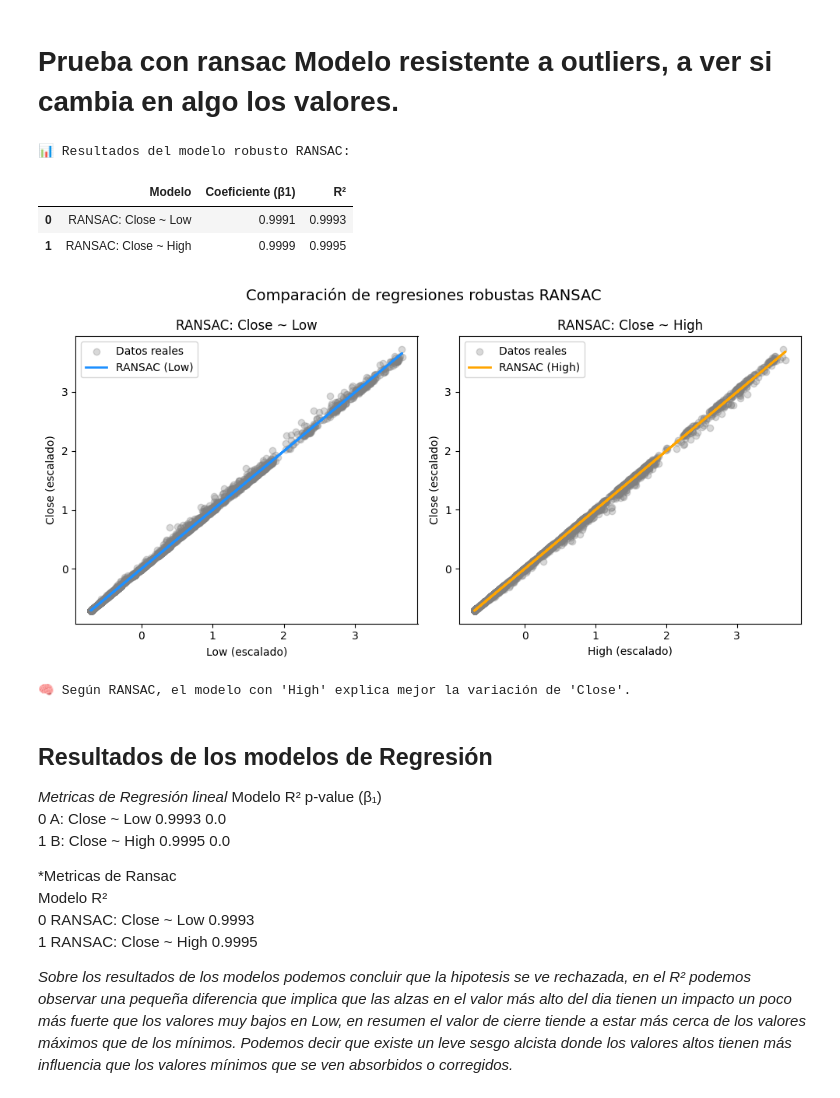
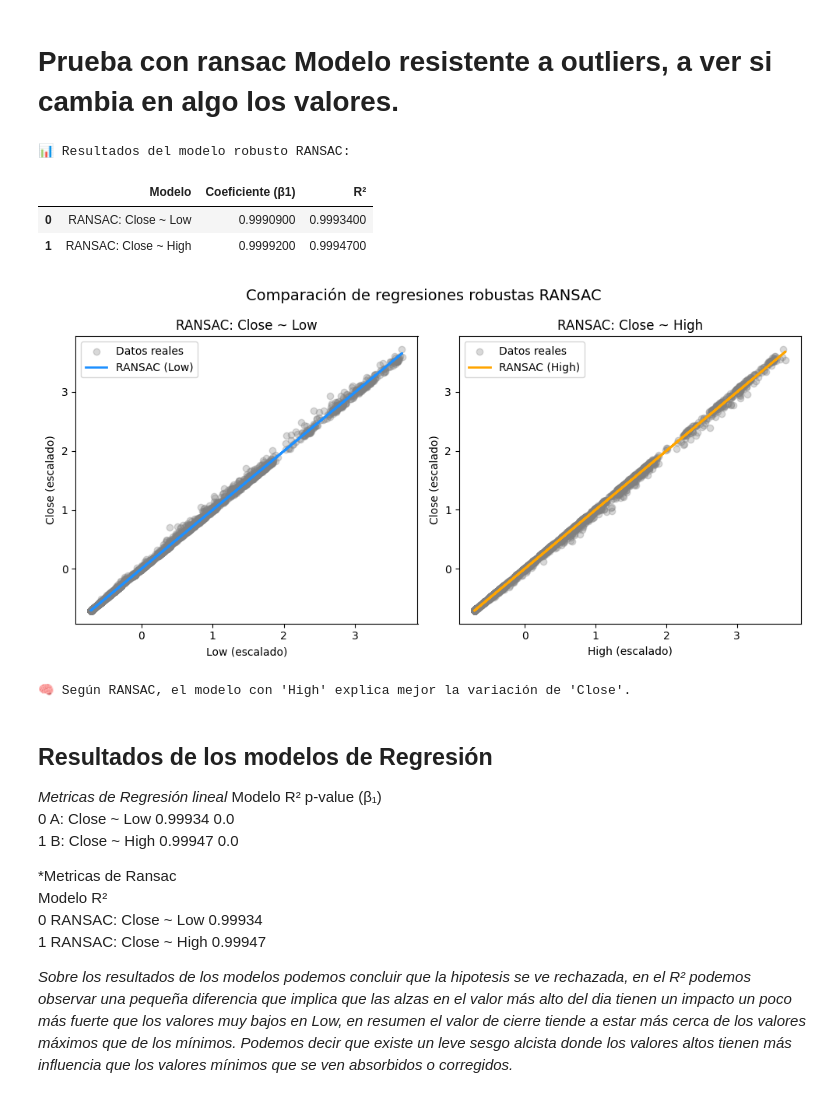
Before and after one commit to AlexandreKc/SUMATIVA2_IDN, a Jupyter notebook: notebook/BI_T2_SebastianCarrera.ipynb, the cells around one changed output. Saved outputs shown, nothing was run; the diff lists cells and outputs as text; code cells hidden in the pictures.

```diff
--- a/notebook/01_analisisYAjustes.ipynb
+++ b/notebook/BI_T2_SebastianCarrera.ipynb
@@ -443,6 +529,9 @@ comparison = pd.DataFrame({
     "Coeficiente (β₁)": [model_low.coef_[0][0], model_high.coef_[0][0]],
     "R²": [r2_low, r2_high]
 }).round(5)
+
+# Mostrar con más precisión decimal / esto para ver la leve diferencia
+pd.options.display.float_format = '{:,.7f}'.format
 
 print("📊 Comparación general entre modelos:\n")
 display(comparison)
@@ -512,41 +601,44 @@ summary_ransac = pd.DataFrame({
     "Coeficiente (β1)": [coef_low, coef_high],
     "R²": [r2_low, r2_high]
 })
+
+# Mostrar con más precisión decimal
+pd.options.display.float_format = '{:,.7f}'.format
 
 print("📊 Resultados del modelo robusto RANSAC:\n")
 display(summary_ransac.round(5))
 
 # --- Visualización comparativa ---
 plt.figure(figsize=(10, 5))
 
 plt.subplot(1, 2, 1)
 plt.scatter(X_low, y, color="gray", alpha=0.3, label="Datos reales")
 plt.plot(X_low, y_pred_low, color="dodgerblue", linewidth=2, label="RANSAC (Low)")
 plt.title("RANSAC: Close ~ Low")
 plt.xlabel("Low (escalado)")
 plt.ylabel("Close (escalado)")
 plt.legend()
 
 plt.subplot(1, 2, 2)
 plt.scatter(X_high, y, color="gray", alpha=0.3, label="Datos reales")
 plt.plot(X_high, y_pred_high, color="orange", linewidth=2, label="RANSAC (High)")
 plt.title("RANSAC: Close ~ High")
 plt.xlabel("High (escalado)")
 plt.ylabel("Close (escalado)")
 plt.legend()
 
 plt.suptitle("Comparación de regresiones robustas RANSAC", fontsize=14)
 plt.tight_layout()
 plt.show()
 
 # Interpretación rápida
 better = "Low" if r2_low > r2_high else "High"
 print(f"🧠 Según RANSAC, el modelo con '{better}' explica mejor la variación de 'Close'.")
 # %% [output]
 📊 Resultados del modelo robusto RANSAC:
 |  | Modelo | Coeficiente (β1) | R² |
-| 0 | RANSAC: Close ~ Low | 0.9991 | 0.9993 |
-| 1 | RANSAC: Close ~ High | 0.9999 | 0.9995 |
+| 0 | RANSAC: Close ~ Low | 0.9990900 | 0.9993400 |
+| 1 | RANSAC: Close ~ High | 0.9999200 | 0.9994700 |
 [figure]
 🧠 Según RANSAC, el modelo con 'High' explica mejor la variación de 'Close'.
 # %% [markdown]
@@ -554,13 +646,13 @@ print(f"🧠 Según RANSAC, el modelo con '{better}' explica mejor la variación
 
 *Metricas de Regresión lineal*
 Modelo		R²	p-value (β₁)
-0	A: Close ~ Low		0.9993	0.0
-1	B: Close ~ High		0.9995	0.0
+0	A: Close ~ Low		0.99934	0.0
+1	B: Close ~ High		0.99947	0.0
 
 *Metricas de Ransac
 Modelo		R²
-0	RANSAC: Close ~ Low	0.9993
-1	RANSAC: Close ~ High	0.9995
+0	RANSAC: Close ~ Low	0.99934
+1	RANSAC: Close ~ High	0.99947
 
 
 *Sobre los resultados de los modelos podemos concluir que la hipotesis se ve rechazada, en el R² podemos observar una pequeña diferencia que implica que las alzas en el valor más alto del dia tienen un impacto un poco más fuerte que los valores muy bajos en Low, en resumen el valor de cierre tiende a estar más cerca de los valores máximos que de los mínimos. Podemos decir que existe un leve sesgo alcista donde los valores altos tienen más influencia que los valores mínimos que se ven absorbidos o corregidos.*
```
Also changed, not shown: parts of 27 cells of this notebook.
